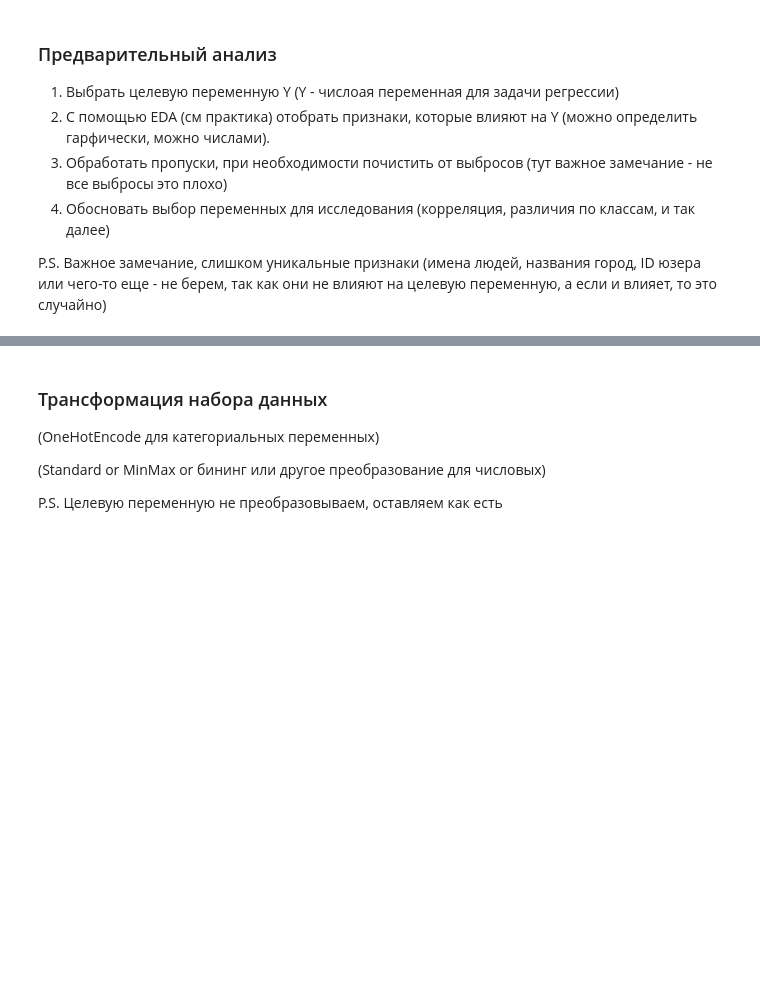
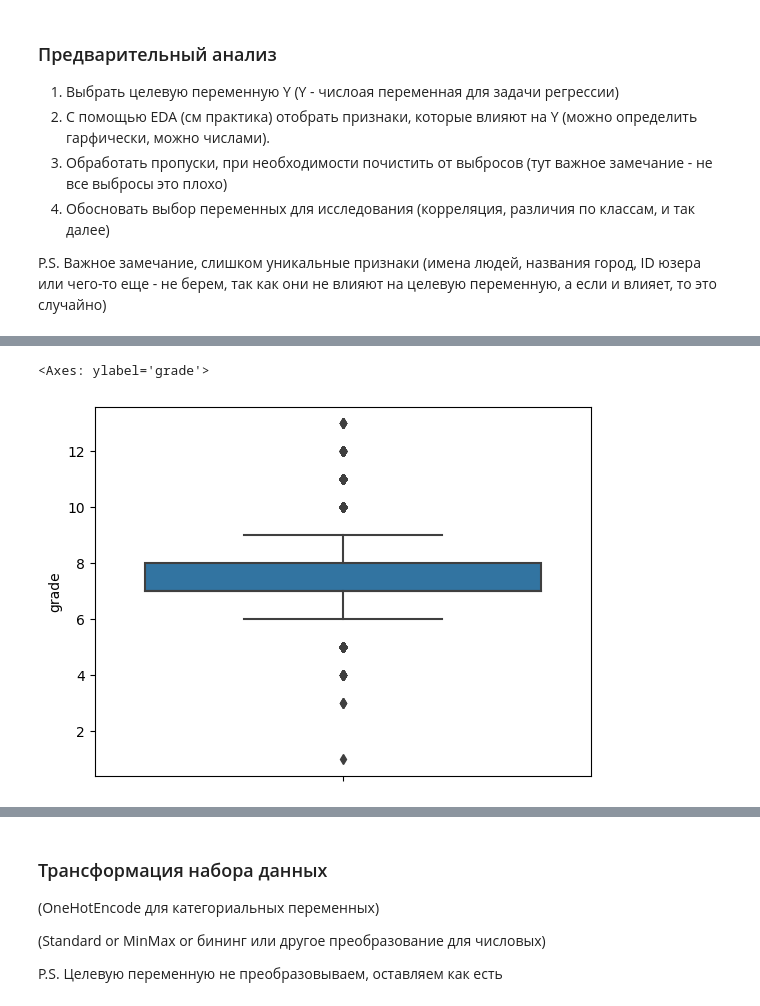
Before and after one commit to TheGodseeker/ML_PR, a Jupyter notebook: Задание_5.ipynb, the cells around one changed output, grey strips where cells are left out. Saved outputs shown, nothing was run; the diff lists cells and outputs as text; code cells hidden in the pictures; blank space fills up the shorter version.

```diff
--- a/Задание_5.ipynb
+++ b/Задание_5.ipynb
@@ -23,0 +128,7 @@ P.S. Важное замечание, слишком уникальные при
+# %%
+#проверяем на выбросы grade
+
+sns.boxplot(data = df, y = 'grade')
+# %% [output]
+<Axes: ylabel='grade'>
+[figure, added]
```
Also changed, not shown: parts of 17 cells of this notebook.
